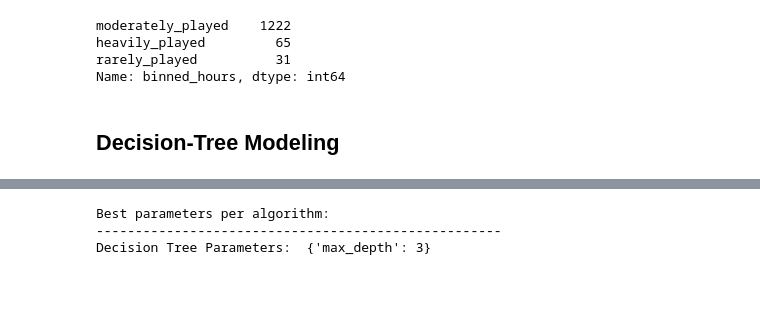
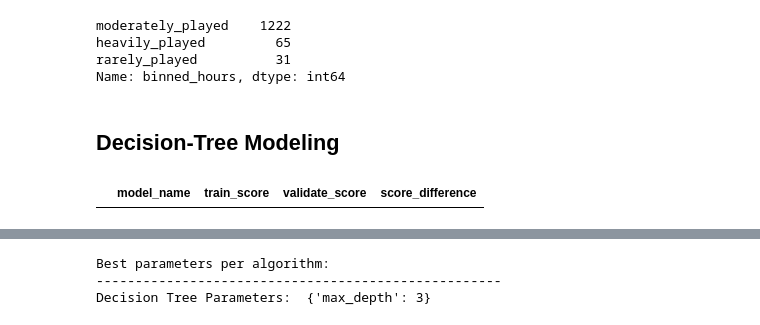
Before and after one commit to Estimating-steam-hours/Steam-Hours-Capstone, a Jupyter notebook: Michael/michael_modeling_notebook.ipynb, the cells around one changed output, grey strips where cells are left out. Cells and saved outputs as stored; diff of their text form; code cells hidden in the pictures; blank space fills up the shorter version.

```diff
--- a/Michael/michael_modeling_notebook.ipynb
+++ b/Michael/michael_modeling_notebook.ipynb
@@ -130,6 +143,32 @@ x_train, y_train, x_validate, y_validate, x_test, y_test = m.isolate_target(trai
 #df.columns
 # %% [markdown]
 ## Decision-Tree Modeling
+# %%
+def initialize_models():
+    '''
+    This function initializes a dataframe, and lists for scoring
+    the models used for the project.
+    '''
+    depth_list = []
+    sample_list = []
+    c_val_list = []
+    for x in range(1,21,1):
+        depth_list.append(x)
+    for x in range(1,21,1):
+        sample_list.append(x)
+    for x in range(5,100,5):
+        c_val_list.append(x/100)
+
+
+    scores = pd.DataFrame(columns=['model_name', 'train_score', 'validate_score', 'score_difference'])
+
+    return scores
+# %%
+scores = initialize_models()
+# %%
+scores
+# %% [output]
+|  | model_name | train_score | validate_score | score_difference |
 # %%
 depth_list = []
 sample_list = []
```
Also changed, not shown: parts of 12 cells of this notebook.
